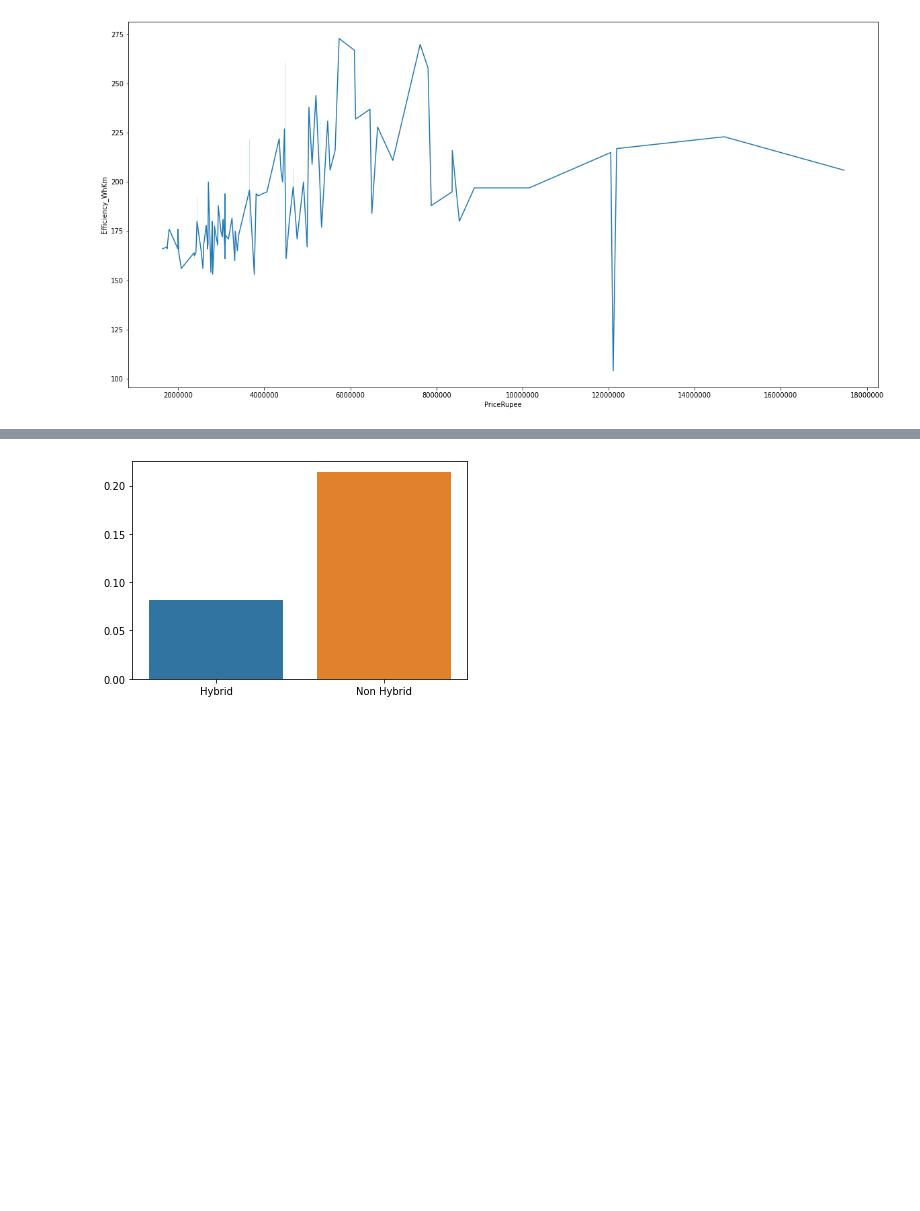
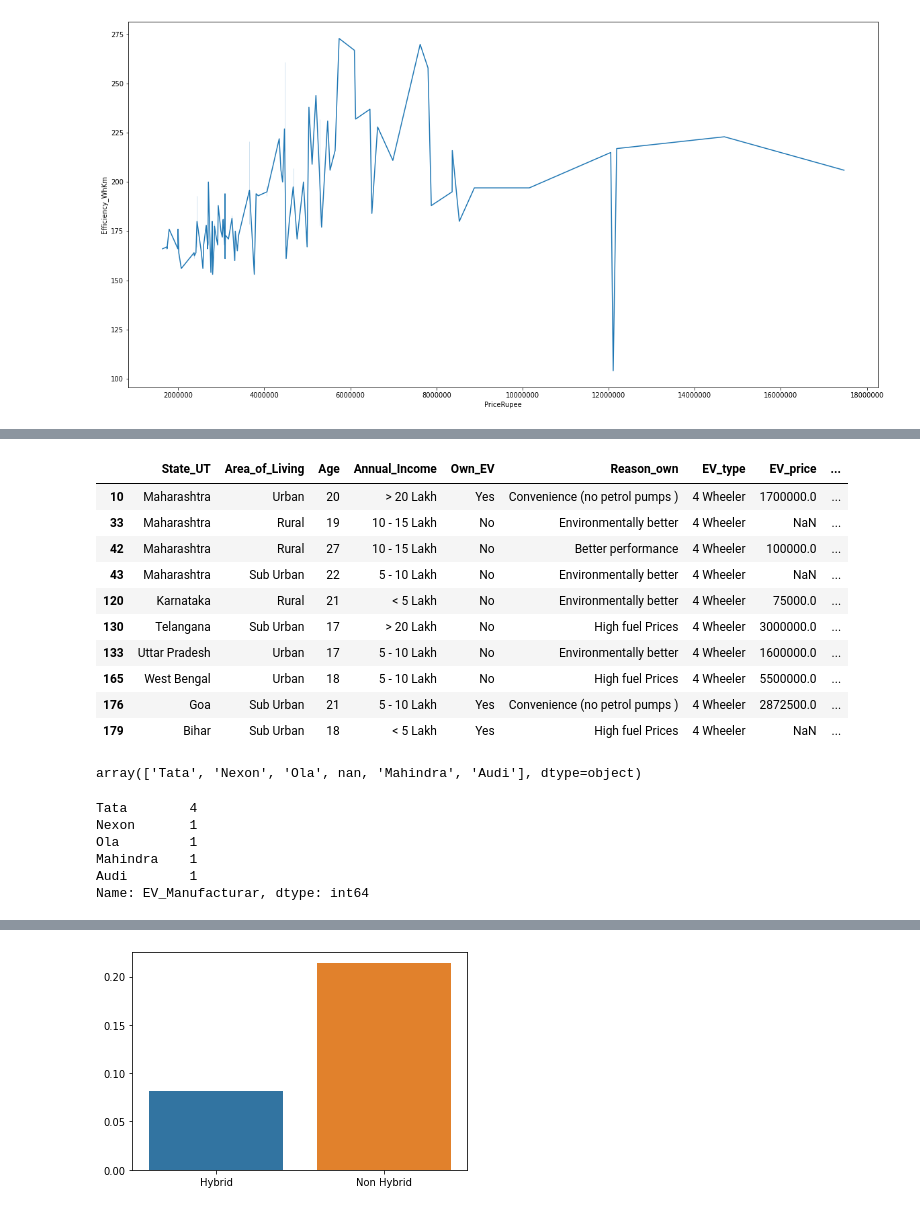
Before and after one commit to PranavUnkule/Feynn-Labs-Taks---2, a Jupyter notebook: EDA.ipynb, the cells around one changed output, grey strips where cells are left out. Drawn from its saved outputs; the diff is of its cells as text; code cells hidden in the pictures; blank space fills up the shorter version.

```diff
--- a/EDA.ipynb
+++ b/EDA.ipynb
@@ -21,3 +64,5 @@ plt = sns.lineplot(x='PriceRupee', y='Efficiency_WhKm', data=e_car_data)
 plt.ticklabel_format(style='plain', axis='x')
 # %% [output]
 [figure]
+# %%
+data3 = pd.read_csv(r'EV_survey.csv')
@@ -23,0 +346,29 @@ plt.ticklabel_format(style='plain', axis='x')
+# %%
+data7 = data3.query('EV_type == "4 Wheeler"')
+# %%
+data7
+# %% [output]
+|  | State_UT | Area_of_Living | Age | Annual_Income | Own_EV | Reason_own | EV_type | EV_price | ... |
+| 10 | Maharashtra | Urban | 20 | > 20 Lakh | Yes | Convenience (no petrol pumps ) | 4 Wheeler | 1700000.0 | ... |
+| 33 | Maharashtra | Rural | 19 | 10 - 15 Lakh | No | Environmentally better | 4 Wheeler | NaN | ... |
+| 42 | Maharashtra | Rural | 27 | 10 - 15 Lakh | No | Better performance | 4 Wheeler | 100000.0 | ... |
+| 43 | Maharashtra | Sub Urban | 22 | 5 - 10 Lakh | No | Environmentally better | 4 Wheeler | NaN | ... |
+| 120 | Karnataka | Rural | 21 | < 5 Lakh | No | Environmentally better | 4 Wheeler | 75000.0 | ... |
+| 130 | Telangana | Sub Urban | 17 | > 20 Lakh | No | High fuel Prices | 4 Wheeler | 3000000.0 | ... |
+| 133 | Uttar Pradesh | Urban | 17 | 5 - 10 Lakh | No | Environmentally better | 4 Wheeler | 1600000.0 | ... |
+| 165 | West Bengal | Urban | 18 | 5 - 10 Lakh | No | High fuel Prices | 4 Wheeler | 5500000.0 | ... |
+| 176 | Goa | Sub Urban | 21 | 5 - 10 Lakh | Yes | Convenience (no petrol pumps ) | 4 Wheeler | 2872500.0 | ... |
+| 179 | Bihar | Sub Urban | 18 | < 5 Lakh | Yes | High fuel Prices | 4 Wheeler | NaN | ... |
+# %%
+data7.EV_Manufacturar.unique()
+# %% [output]
+array(['Tata', 'Nexon', 'Ola', nan, 'Mahindra', 'Audi'], dtype=object)
+# %%
+data7['EV_Manufacturar'].value_counts()
+# %% [output]
+Tata        4
+Nexon       1
+Ola         1
+Mahindra    1
+Audi        1
+Name: EV_Manufacturar, dtype: int64
```
Also changed, not shown: parts of 74 cells of this notebook, 2 other files.
